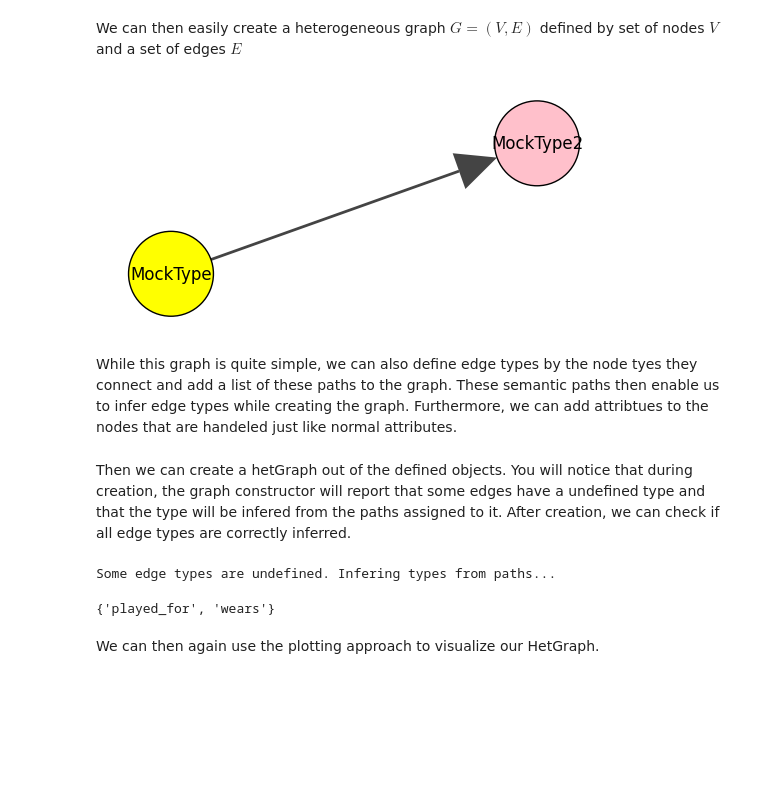
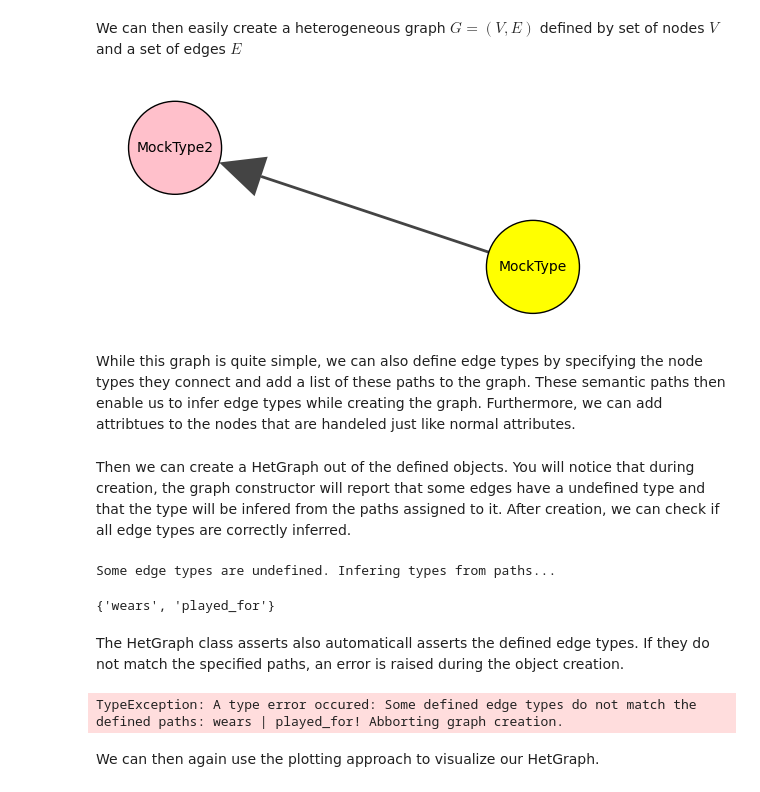
Before and after one commit to codingfabi/hetpy, a Jupyter notebook: demo/hetPyDemo.ipynb, the cells around one changed output. Drawn from its saved outputs; the diff is of its cells as text; code cells hidden in the pictures; blank space fills up the shorter version.

```diff
--- a/demo/hetPyDemo.ipynb
+++ b/demo/hetPyDemo.ipynb
@@ -81,17 +81,18 @@ We can then easily create a heterogeneous graph $G=(V,E)$ defined by set of node
 # %%
 graph = HetGraph([node, node_two], [edge])
 color_map = {
     "MockType": "yellow",
     "MockType2": "pink"
 }
 visual_style = {
-    "vertex_label": [node.type for node in [node, node_two]]
+    "vertex_label": [node.type for node in [node, node_two]],
+    "vertex_label_size": 10
 }
 fig, ax = plt.subplots()
 graph.plot(type_color_map=color_map, axis=ax, plot_args=visual_style)
 # %% [output]
-[figure, old version]
+[figure, new version]
 # %% [markdown]
-While this graph is quite simple, we can also define edge types by the node tyes they connect and add a list of these paths to the graph. These semantic paths then enable us to infer edge types while creating the graph. Furthermore, we can add attribtues to the nodes that are handeled just like normal attributes.
+While this graph is quite simple, we can also define edge types by specifying the node types they connect and add a list of these paths to the graph. These semantic paths then enable us to infer edge types while creating the graph. Furthermore, we can add attribtues to the nodes that are handeled just like normal attributes.
 # %%
 # define paths
@@ -114,5 +114,5 @@ edges = [
     Edge(clubs[1], shirts[1], False)
 ]
 # %% [markdown]
-Then we can create a hetGraph out of the defined objects. You will notice that during creation, the graph constructor will report that some edges have a undefined type and that the type will be infered from the paths assigned to it. After creation, we can check if all edge types are correctly inferred.
+Then we can create a HetGraph out of the defined objects. You will notice that during creation, the graph constructor will report that some edges have a undefined type and that the type will be infered from the paths assigned to it. After creation, we can check if all edge types are correctly inferred.
 # %%
@@ -120,9 +120,19 @@ hetGraph = HetGraph(nodes, edges, paths)
 # %% [output]
 Some edge types are undefined. Infering types from paths...
 # %%
-print(hetGraph.edgeTypes)
+print(het_graph.edgeTypes)
 # %% [output]
-{'played_for', 'wears'}
+{'wears', 'played_for'}
+# %% [markdown]
+The HetGraph class asserts also automaticall asserts the defined edge types. If they do not match the specified paths, an error is raised during the object creation.
+# %%
+# assign wrong type to edge
+wrong_edges = edges.copy()
+wrong_edges[0].type = "wears"
+
+HetGraph(nodes, wrong_edges, paths)
+# %% [output]
+TypeException: A type error occured: Some defined edge types do not match the defined paths: wears | played_for! Abborting graph creation.
 # %% [markdown]
 We can then again use the plotting approach to visualize our HetGraph.
 # %%
```
Also changed, not shown: parts of 8 cells of this notebook, 1 other file.
